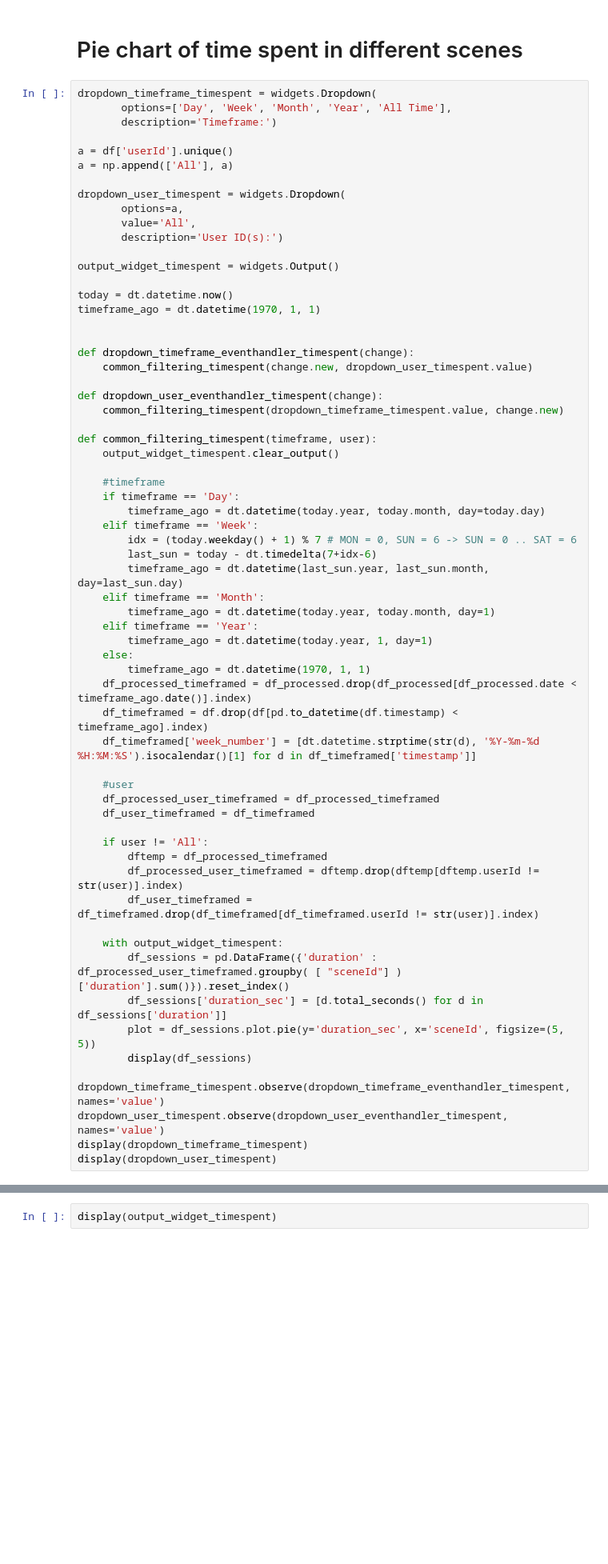
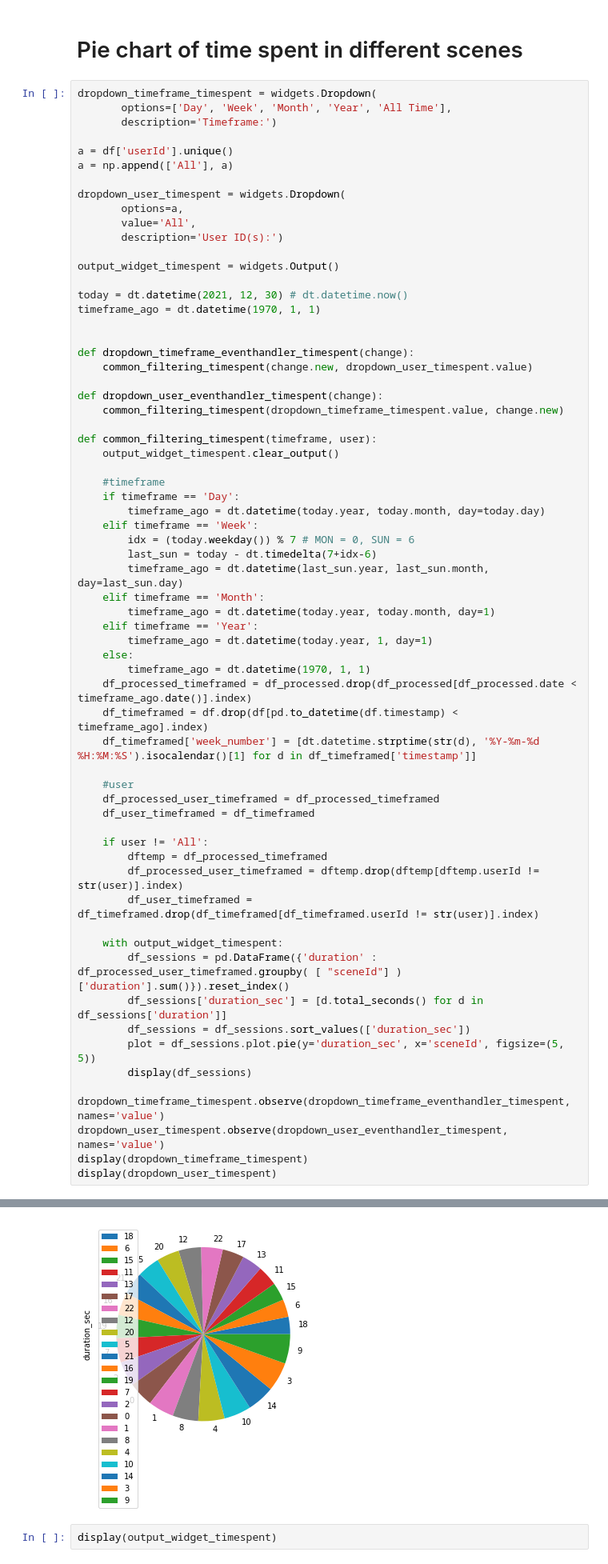
Before and after one commit to donutboy929/tictactAI, a Jupyter notebook: jupyter/visualise-a28-metrics/visualiser.ipynb, the cells around one changed output, grey strips where cells are left out. Shown at 80% size. Saved outputs shown, nothing was run; the diff lists cells and outputs as text; blank space fills up the shorter version.

```diff
--- a/jupyter/visualise-a28-metrics/visualiser.ipynb
+++ b/jupyter/visualise-a28-metrics/visualiser.ipynb
@@ -267,7 +267,7 @@ dropdown_user_timespent = widgets.Dropdown(
 
 output_widget_timespent = widgets.Output()
 
-today = dt.datetime.now()
+today = dt.datetime(2021, 12, 30) # dt.datetime.now()
 timeframe_ago = dt.datetime(1970, 1, 1)
 
 
@@ -284,7 +284,7 @@ def common_filtering_timespent(timeframe, user):
     if timeframe == 'Day':
         timeframe_ago = dt.datetime(today.year, today.month, day=today.day)
     elif timeframe == 'Week':
-        idx = (today.weekday() + 1) % 7 # MON = 0, SUN = 6 -> SUN = 0 .. SAT = 6
+        idx = (today.weekday()) % 7 # MON = 0, SUN = 6
         last_sun = today - dt.timedelta(7+idx-6)
         timeframe_ago = dt.datetime(last_sun.year, last_sun.month, day=last_sun.day)
     elif timeframe == 'Month':
@@ -292,33 +292,35 @@ def common_filtering_timespent(timeframe, user):
     elif timeframe == 'Year':
         timeframe_ago = dt.datetime(today.year, 1, day=1)
     else:
         timeframe_ago = dt.datetime(1970, 1, 1)
     df_processed_timeframed = df_processed.drop(df_processed[df_processed.date < timeframe_ago.date()].index)
     df_timeframed = df.drop(df[pd.to_datetime(df.timestamp) < timeframe_ago].index)
     df_timeframed['week_number'] = [dt.datetime.strptime(str(d), '%Y-%m-%d %H:%M:%S').isocalendar()[1] for d in df_timeframed['timestamp']]
 
     #user
     df_processed_user_timeframed = df_processed_timeframed
     df_user_timeframed = df_timeframed
 
     if user != 'All':
         dftemp = df_processed_timeframed
         df_processed_user_timeframed = dftemp.drop(dftemp[dftemp.userId != str(user)].index)
         df_user_timeframed = df_timeframed.drop(df_timeframed[df_timeframed.userId != str(user)].index)
 
     with output_widget_timespent:
         df_sessions = pd.DataFrame({'duration' : df_processed_user_timeframed.groupby( [ "sceneId"] )['duration'].sum()}).reset_index()
         df_sessions['duration_sec'] = [d.total_seconds() for d in df_sessions['duration']]
+        df_sessions = df_sessions.sort_values(['duration_sec'])
         plot = df_sessions.plot.pie(y='duration_sec', x='sceneId', figsize=(5, 5))
         display(df_sessions)
 
 dropdown_timeframe_timespent.observe(dropdown_timeframe_eventhandler_timespent, names='value')
 dropdown_user_timespent.observe(dropdown_user_eventhandler_timespent, names='value')
 display(dropdown_timeframe_timespent)
 display(dropdown_user_timespent)
 # %% [output]
 [interactive output not drawn]
 Dropdown(description='User ID(s):', options=('All', '2fba20f5-6353-4a69-9bb7-63335250f7f0', '7af8284d-5ebf-4e9…
+[figure, added]
 # %%
 display(output_widget_timespent)
 # %% [output]
```
Also changed, not shown: parts of 3 cells of this notebook.
